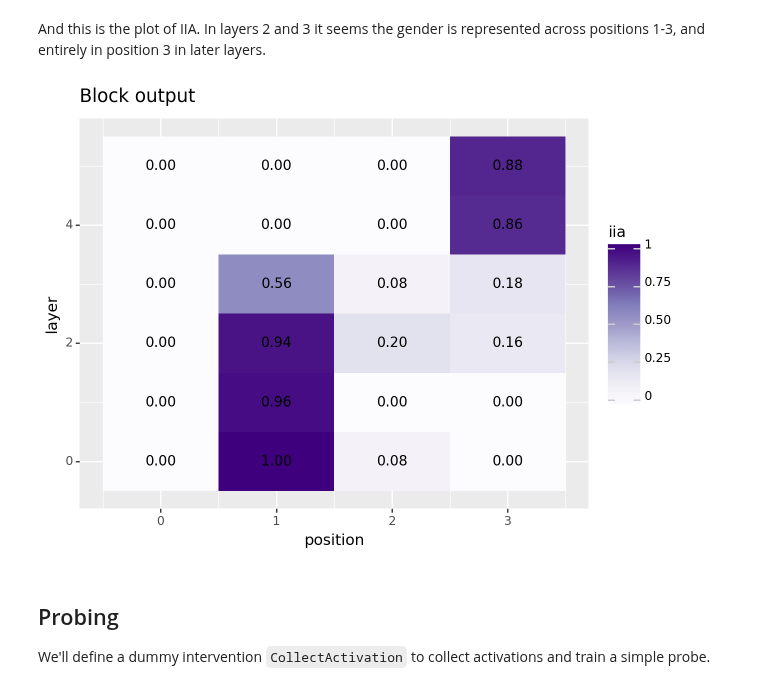
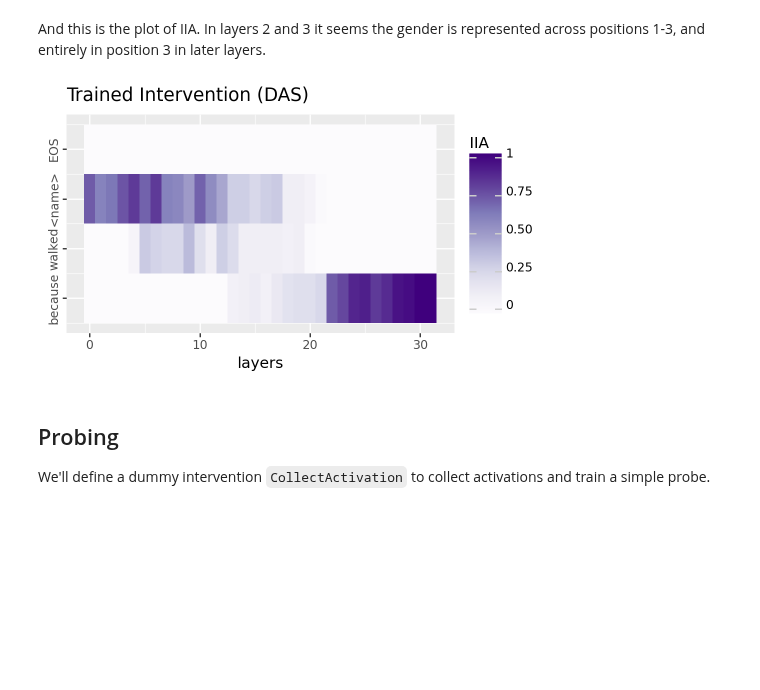
Before and after one commit to stanfordnlp/pyvene, a Jupyter notebook: tutorials/advanced_tutorials/Probing_Gender.ipynb, the cells around one changed output. Drawn from its saved outputs; the diff is of its cells as text; code cells hidden in the pictures; blank space fills up the shorter version.

Commit message:
minor change to the tutorials for updated results

```diff
--- a/tutorials/advanced_tutorials/Probing_Gender.ipynb
+++ b/tutorials/advanced_tutorials/Probing_Gender.ipynb
@@ -483,18 +482,32 @@ for layer in range(num_layers):
 # %% [markdown]
 And this is the plot of IIA. In layers 2 and 3 it seems the gender is represented across positions 1-3, and entirely in position 3 in later layers.
-# %%
-df = pd.DataFrame(stats)
-df["iia_formatted"] = df["iia"].apply(lambda x: f"{x:.2f}")
-plot = (
-    ggplot(df, aes(x="position", y="layer"))
-    + geom_tile(aes(fill="iia"))
-    + scale_fill_cmap("Purples", limits=[0, 1])
-    + geom_text(aes(label="iia_formatted"), color="black", size=10)
-    + ggtitle("Block output")
-)
-print(plot)
-# %% [output]
-[figure, removed]
+# %%
+df = pd.read_csv(f"./tutorial_data/pyvene_gender_das.csv")
+df["layer"] = df["layer"].astype(int)
+df["pos"] = df["position"].astype(int)
+df["IIA"] = df["iia"].astype(float)
+
+custom_labels = ["EOS", "<name>", "walked", "because"]
+breaks = [0, 1, 2, 3]
+
+plot = (
+    ggplot(df, aes(x="layer", y="pos"))
+
+    + geom_tile(aes(fill="IIA"))
+    + scale_fill_cmap("Purples") + xlab("layers")
+    + scale_y_reverse(
+        limits = (-0.5, 3.5),
+        breaks=breaks, labels=custom_labels)
+    + theme(figure_size=(5, 3)) + ylab("")
+    + theme(axis_text_y  = element_text(angle = 90, hjust = 1))
+    + ggtitle("Trained Intervention (DAS)")
+)
+ggsave(
+    plot, filename=f"./tutorial_data/pyvene_gender_das.pdf", dpi=200
+)
+print(plot)
+# %% [output]
+[figure, added]
 # %% [markdown]
 ## Probing
 
```
Also changed, not shown: parts of 10 cells of this notebook, 2 other files.
